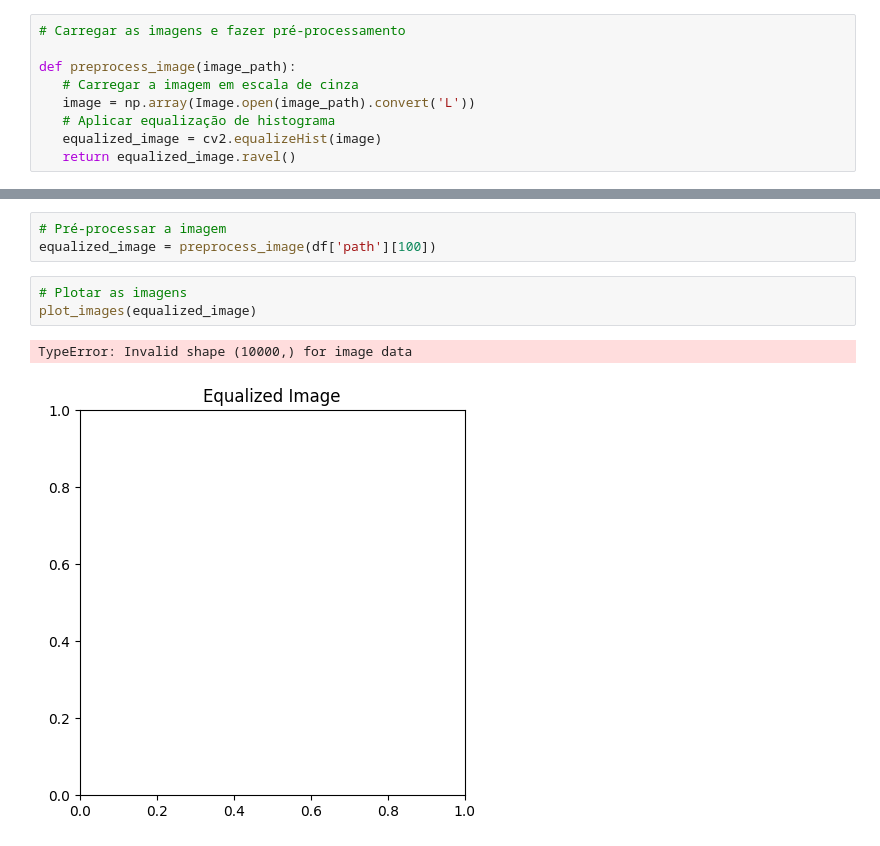
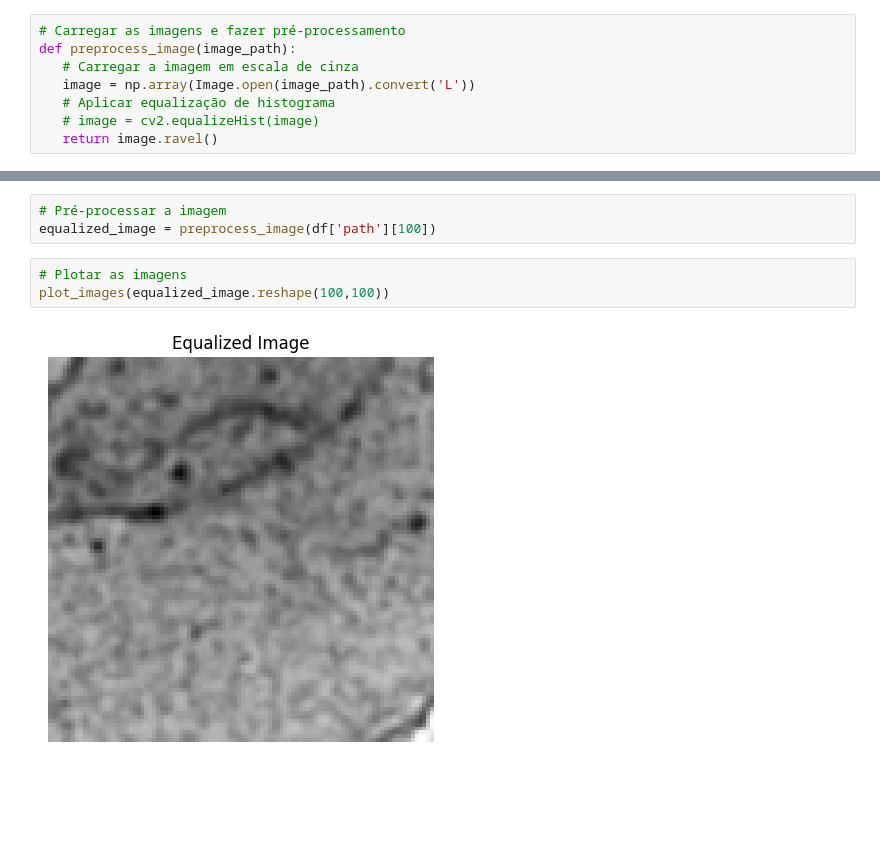
Before and after one commit to Henriquemcc/Trabalho_Pratico_-_Processamento_e_Analise_de_Imagens_-_2024-1, a Jupyter notebook: svm_kosta.ipynb, the cells around one changed output, grey strips where cells are left out. Saved outputs shown, nothing was run; the diff lists cells and outputs as text; blank space fills up the shorter version.

```diff
--- a/svm_kosta.ipynb
+++ b/svm_kosta.ipynb
@@ -58,10 +59,9 @@ classification_label, df
  [5581 rows x 2 columns])
 # %%
 # Carregar as imagens e fazer pré-processamento
-
 def preprocess_image(image_path):
    # Carregar a imagem em escala de cinza
    image = np.array(Image.open(image_path).convert('L'))
    # Aplicar equalização de histograma
-   equalized_image = cv2.equalizeHist(image)
-   return equalized_image.ravel()
+   # image = cv2.equalizeHist(image)
+   return image.ravel()
@@ -97,7 +80,6 @@ def plot_images(equalized):
 equalized_image = preprocess_image(df['path'][100])
 # %%
 # Plotar as imagens
-plot_images(equalized_image)
+plot_images(equalized_image.reshape(100,100))
 # %% [output]
-TypeError: Invalid shape (10000,) for image data
-[figure, old version]
+[figure, new version]
```
Also changed, not shown: parts of 18 cells of this notebook.
